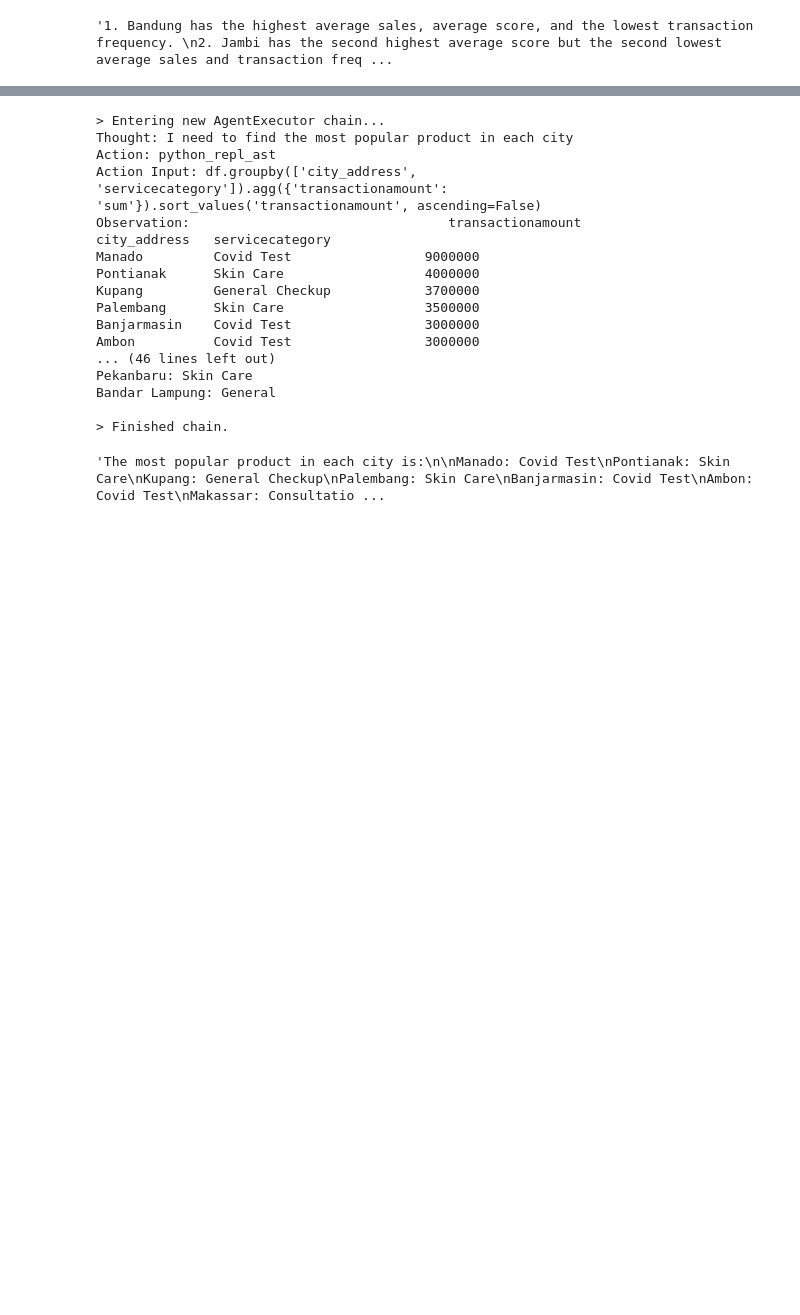
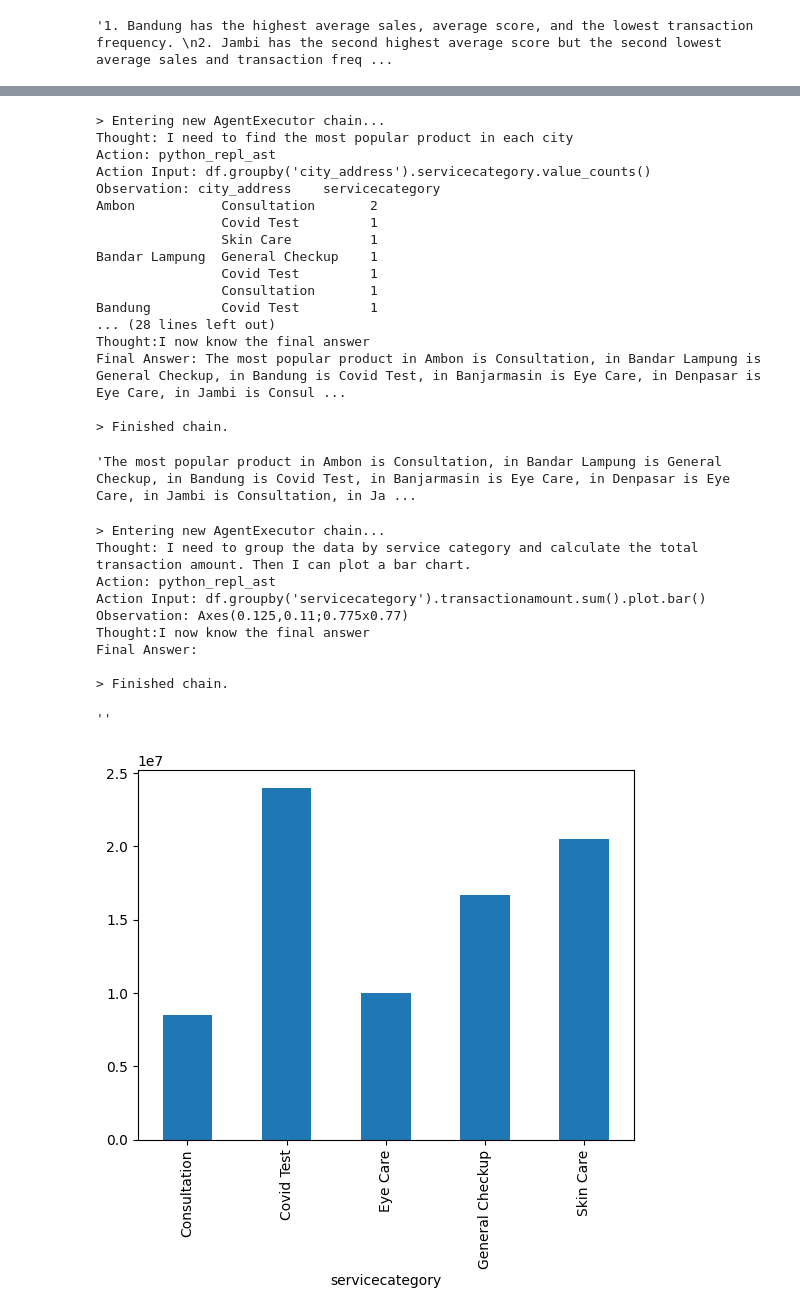
Before and after one commit to mchoirul/genai-code, a Jupyter notebook: notebook/Ext-QnA-BigQuery-Langchain-Vertex-Palm.ipynb, the cells around one changed output, grey strips where cells are left out. Cells and saved outputs as stored; diff of their text form; code cells hidden in the pictures; blank space fills up the shorter version.

```diff
--- a/notebook/Ext-QnA-BigQuery-Langchain-Vertex-Palm.ipynb
+++ b/notebook/Ext-QnA-BigQuery-Langchain-Vertex-Palm.ipynb
@@ -180,37 +176,37 @@ def custom_prompt(question, top_k=50):
     Use the following information to create a syntactically correct BigQuery query
 
     Table information:
-    Table \"genai-llm01.rabbitconsulting.customerdata\" contains customer detail information
-    Table \"genai-llm01.rabbitconsulting.ordertransaction\" contains detail transaction for each customer
-    Table \"genai-llm01.rabbitconsulting.satisfactionsurvey\" contains score for satisfaction survey of each transaction
+    Table \"bqstackdemo.rabbitconsulting.customerdata\" contains customer detail information
+    Table \"bqstackdemo.rabbitconsulting.ordertransaction\" contains detail transaction for each customer
+    Table \"bqstackdemo.rabbitconsulting.satisfactionsurvey\" contains score for satisfaction survey of each transaction
 
     Table and columns as follows:
-    Table \"genai-llm01.rabbitconsulting.customerdata\"
+    Table \"bqstackdemo.rabbitconsulting.customerdata\"
     Columns: custid (primary key), custname, dateofbirth, city_address, nationality, memberstatus, education
 
-    Table \"genai-llm01.rabbitconsulting.ordertransaction\"
+    Table \"bqstackdemo.rabbitconsulting.ordertransaction\"
     Columns: transactionid (primary key), custid (foreign key), transactsitelocation, transactiondate, servicecategory, transactionamount, servingconsultant
 
-    Table \"genai-llm01.rabbitconsulting.satisfactionsurvey\"
+    Table \"bqstackdemo.rabbitconsulting.satisfactionsurvey\"
     Columns: transactionid (foreign key), surveyscore
 
 
     The join between tables:
-    one to many join: genai-llm01.rabbitconsulting.customerdata.custid = genai-llm01.rabbitconsulting.ordertransaction.custid
-    one to many join: genai-llm01.rabbitconsulting.ordertransaction.transactionid = genai-llm01.rabbitconsulting.satisfactionsurvey.transactionid
+    one to many join: bqstackdemo.rabbitconsulting.customerdata.custid = bqstackdemo.rabbitconsulting.ordertransaction.custid
+    one to many join: bqstackdemo.rabbitconsulting.ordertransaction.transactionid = bqstackdemo.rabbitconsulting.satisfactionsurvey.transactionid
 
     Only use fields from each respecting table. Never use column that does not exists in the table.
     Wrap each column name in backticks (`) to denote them as delimited identifiers.
 
     Examples:
     question: show average sales for each city when transaction happened in Jan-march 2023
-    answer: SELECT `city_address`, AVG(`transactionamount`) AS average_sales FROM genai-llm01.rabbitconsulting.`ordertransaction` AS o JOIN genai-llm01.rabbitconsulting.`customerdata` AS c ON c.`custid` = o.`custid` WHERE `transactiondate` BETWEEN '2023-01-01' AND '2023-03-31' GROUP BY `city_address`
+    answer: SELECT `city_address`, AVG(`transactionamount`) AS average_sales FROM bqstackdemo.rabbitconsulting.`ordertransaction` AS o JOIN bqstackdemo.rabbitconsulting.`customerdata` AS c ON c.`custid` = o.`custid` WHERE `transactiondate` BETWEEN '2023-01-01' AND '2023-03-31' GROUP BY `city_address`
 
     question: show average satisfaction score for each consultant
-    answer: SELECT `servingconsultant`, AVG(`surveyscore`) AS average_satisfaction_score FROM genai-llm01.rabbitconsulting.`ordertransaction` AS o JOIN genai-llm01.rabbitconsulting.`satisfactionsurvey` AS s ON o.`transactionid` = s.`transactionid` GROUP BY `servingconsultant`
+    answer: SELECT `servingconsultant`, AVG(`surveyscore`) AS average_satisfaction_score FROM bqstackdemo.rabbitconsulting.`ordertransaction` AS o JOIN bqstackdemo.rabbitconsulting.`satisfactionsurvey` AS s ON o.`transactionid` = s.`transactionid` GROUP BY `servingconsultant`
 
     question: show total sales, transaction frequency, and average score for each city
-    answer: SELECT `city_address`, SUM(`transactionamount`) AS total_sales, COUNT(o.`transactionid`) AS transaction_frequency, AVG(`surveyscore`) AS average_score FROM genai-llm01.rabbitconsulting.`customerdata` AS c JOIN genai-llm01.rabbitconsulting.`ordertransaction` AS o ON c.`custid` = o.`custid` JOIN genai-llm01.rabbitconsulting.`satisfactionsurvey` AS s ON o.`transactionid` = s.`transactionid` GROUP BY `city_address`
+    answer: SELECT `city_address`, SUM(`transactionamount`) AS total_sales, COUNT(o.`transactionid`) AS transaction_frequency, AVG(`surveyscore`) AS average_score FROM bqstackdemo.rabbitconsulting.`customerdata` AS c JOIN bqstackdemo.rabbitconsulting.`ordertransaction` AS o ON c.`custid` = o.`custid` JOIN bqstackdemo.rabbitconsulting.`satisfactionsurvey` AS s ON o.`transactionid` = s.`transactionid` GROUP BY `city_address`
 
     Always limit query using at most """ + str(top_k) + """ results using LIMIT clause.
     If you cannot find the information or not sure, response "I do not have enough data"
@@ -452,19 +448,34 @@ agent.run("berikan insights penjualan produk paling laku di tiap kota")
 > Entering new AgentExecutor chain...
 Thought: I need to find the most popular product in each city
 Action: python_repl_ast
-Action Input: df.groupby(['city_address', 'servicecategory']).agg({'transactionamount': 'sum'}).sort_values('transactionamount', ascending=False)
-Observation:                                 transactionamount
-city_address   servicecategory
-Manado         Covid Test                 9000000
-Pontianak      Skin Care                  4000000
-Kupang         General Checkup            3700000
-Palembang      Skin Care                  3500000
-Banjarmasin    Covid Test                 3000000
-Ambon          Covid Test                 3000000
-... (46 lines left out)
-Pekanbaru: Skin Care
-Bandar Lampung: General
+Action Input: df.groupby('city_address').servicecategory.value_counts()
+Observation: city_address    servicecategory
+Ambon           Consultation       2
+                Covid Test         1
+                Skin Care          1
+Bandar Lampung  General Checkup    1
+                Covid Test         1
+                Consultation       1
+Bandung         Covid Test         1
+... (28 lines left out)
+Thought:I now know the final answer
+Final Answer: The most popular product in Ambon is Consultation, in Bandar Lampung is General Checkup, in Bandung is Covid Test, in Banjarmasin is Eye Care, in Denpasar is Eye Care, in Jambi is Consul ...
 
 > Finished chain.
-'The most popular product in each city is:\n\nManado: Covid Test\nPontianak: Skin Care\nKupang: General Checkup\nPalembang: Skin Care\nBanjarmasin: Covid Test\nAmbon: Covid Test\nMakassar: Consultatio ...
+'The most popular product in Ambon is Consultation, in Bandar Lampung is General Checkup, in Bandung is Covid Test, in Banjarmasin is Eye Care, in Denpasar is Eye Care, in Jambi is Consultation, in Ja ...
+# %%
+# generate visualization using agent
+agent.run("tampilkan total penjualan tiap produk dalam bar chart")
+# %% [output]
+> Entering new AgentExecutor chain...
+Thought: I need to group the data by service category and calculate the total transaction amount. Then I can plot a bar chart.
+Action: python_repl_ast
+Action Input: df.groupby('servicecategory').transactionamount.sum().plot.bar()
+Observation: Axes(0.125,0.11;0.775x0.77)
+Thought:I now know the final answer
+Final Answer:
+
+> Finished chain.
+''
+[figure, added]
 # %% [markdown]
```
Also changed, not shown: parts of 12 cells of this notebook.
